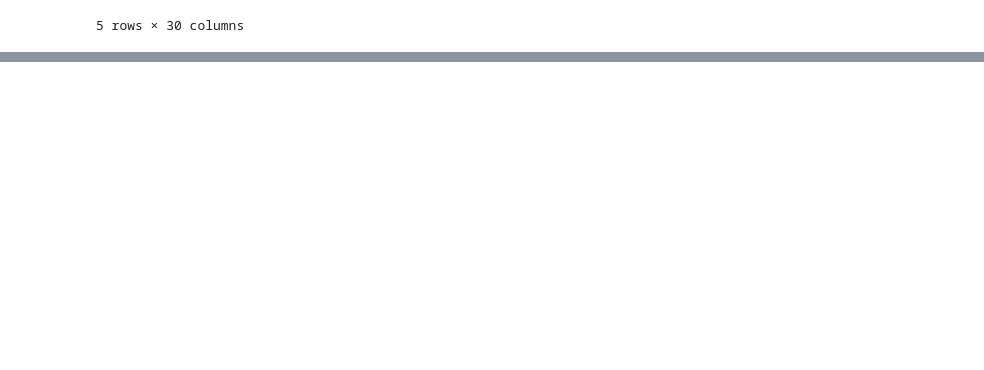
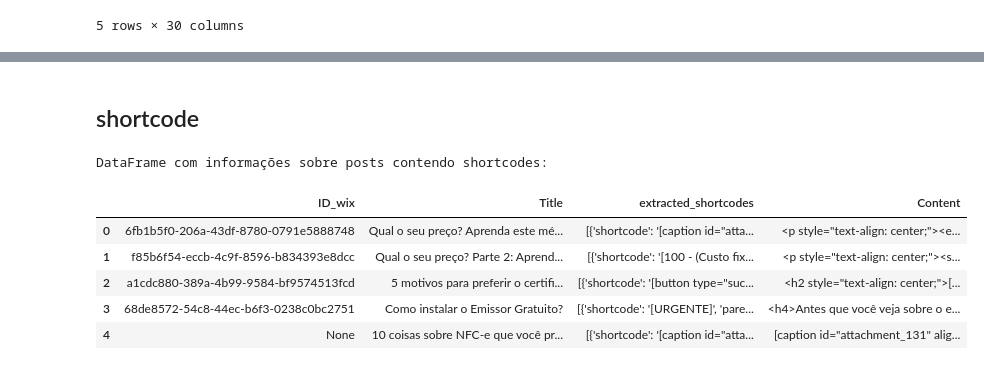
Before and after one commit to cayoc9/wordpress_to_wix-migrator, a Jupyter notebook: main.ipynb, the cells around one changed output, grey strips where cells are left out. Drawn from its saved outputs; the diff is of its cells as text; code cells hidden in the pictures; blank space fills up the shorter version.

```diff
--- a/main.ipynb
+++ b/main.ipynb
@@ -374,0 +401,80 @@ LINE 1: SELECT * FROM "my_table" LIMIT 5
+# %% [markdown]
+## shortcode
+# %%
+from bs4 import BeautifulSoup
+import re
+import pandas as pd
+
+# Define a regex pattern for WordPress shortcodes (more general to capture opening/closing)
+# This pattern looks for anything within square brackets.
+shortcode_pattern = r'\[.*?\]'
+
+# Create an empty list to store the extracted data for shortcodes
+shortcode_data = []
+posts_with_shortcode_indices = []
+
+# Iterate through all rows in df3
+for index, row in df3.iterrows():
+    content = row['Content']
+
+    # Check if content is a string before processing
+    if isinstance(content, str):
+        soup = BeautifulSoup(content, 'html.parser')
+
+        # Find all text nodes that might contain shortcodes
+        text_nodes_with_shortcodes = soup.find_all(string=re.compile(shortcode_pattern))
+
+        found_shortcodes_in_post = []
+
+        for text_node in text_nodes_with_shortcodes:
+            # Find all occurrences of shortcodes within the text node
+            found_shortcodes = re.findall(shortcode_pattern, text_node)
+
+            for shortcode in found_shortcodes:
+                 # Identify the parent tag
+                 parent_tag = text_node.parent.name if text_node.parent else None
+
+                 # For simplicity here, we'll add each found shortcode individually.
+                 # Handling paired shortcodes and their content requires more complex logic
+                 # which might involve iterating through the text and checking for opening/closing pairs.
+                 # This current approach extracts individual shortcode tags.
+                 found_shortcodes_in_post.append({
+                     'shortcode': shortcode,
+                     'parent_tag': parent_tag
+                 })
+
+        if found_shortcodes_in_post:
+            posts_with_shortcode_indices.append(index)
+            # Store the list of extracted shortcode details for the post
+            shortcode_data.append({
+                'ID_wix': row['ID_wix'],
+                'Title': row['Title'],
+                'extracted_shortcodes': found_shortcodes_in_post,
+                'Content': content # Include the full content for context
+            })
+
+
+# Create a new DataFrame from the collected shortcode data
+shortcode_df = pd.DataFrame(shortcode_data)
+
+# Filter df3 to exclude these indices to get posts without shortcodes
+posts_without_shortcode_df = df3.drop(posts_with_shortcode_indices)
+
+# Create a DataFrame with only the posts that contained shortcodes
+posts_with_shortcode = df3.loc[posts_with_shortcode_indices].copy()
+
+
+print("DataFrame com informações sobre posts contendo shortcodes:")
+display(shortcode_df.head())
+print(f"\nNúmero de linhas no shortcode_df: {len(shortcode_df)}")
+
+print(f"\nNúmero de linhas no posts_without_shortcode_df: {len(posts_without_shortcode_df)}")
+print(f"\nNúmero de linhas no posts_with_shortcode: {len(posts_with_shortcode)}")
+# %% [output]
+DataFrame com informações sobre posts contendo shortcodes:
+|  | ID_wix | Title | extracted_shortcodes | Content |
+| 0 | 6fb1b5f0-206a-43df-8780-0791e5888748 | Qual o seu preço? Aprenda este mé... | [{'shortcode': '[caption id="atta... | <p style="text-align: center;"><e... |
+| 1 | f85b6f54-eccb-4c9f-8596-b834393e8dcc | Qual o seu preço? Parte 2: Aprend... | [{'shortcode': '[100 - (Custo fix... | <p style="text-align: center;"><s... |
+| 2 | a1cdc880-389a-4b99-9584-bf9574513fcd | 5 motivos para preferir o certifi... | [{'shortcode': '[button type="suc... | <h2 style="text-align: center;">[... |
+| 3 | 68de8572-54c8-44ec-b6f3-0238c0bc2751 | Como instalar o Emissor Gratuito? | [{'shortcode': '[URGENTE]', 'pare... | <h4>Antes que você veja sobre o e... |
+| 4 | None | 10 coisas sobre NFC-e que você pr... | [{'shortcode': '[caption id="atta... | [caption id="attachment_131" alig... |
```
Also changed, not shown: parts of 35 cells of this notebook, 11 other files.
